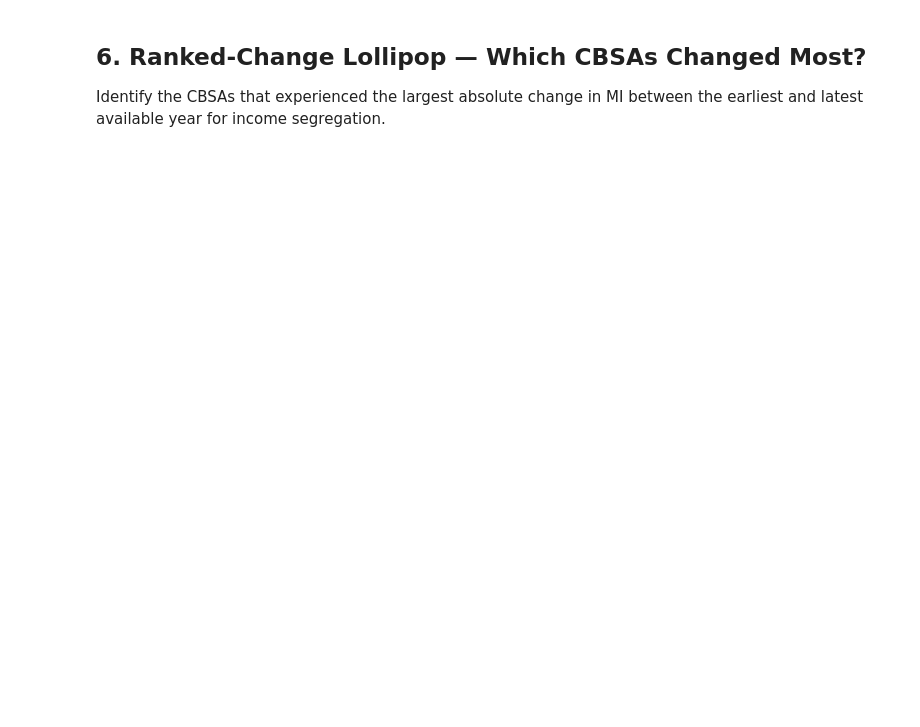
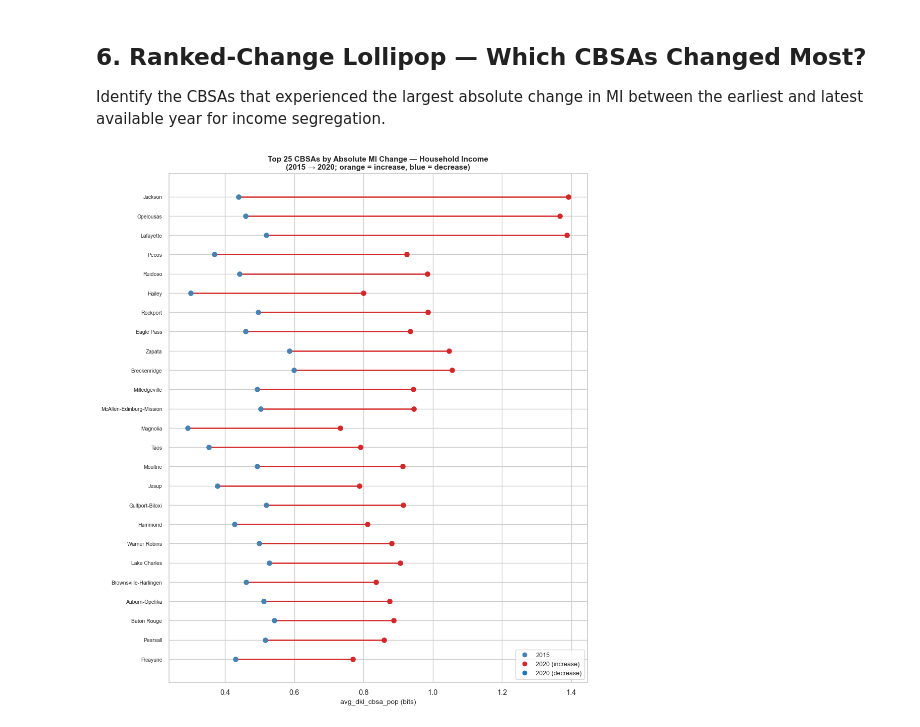
Before and after one commit to mansueto-institute/dkl-metric, a Jupyter notebook: pipeline/notebooks/6_mutual_info_plots.ipynb, the cells around one changed output. Saved outputs shown, nothing was run; the diff lists cells and outputs as text; code cells hidden in the pictures; blank space fills up the shorter version.

```diff
--- a/pipeline/notebooks/6_mutual_info_plots.ipynb
+++ b/pipeline/notebooks/6_mutual_info_plots.ipynb
@@ -378,7 +428,12 @@ the earliest and latest available year for income segregation.
 def plot_lollipop_top_changers(mi: pd.DataFrame, var_group: str = 'income',
                                 top_n: int = 25) -> None:
     """Lollipop chart of CBSAs with largest absolute MI change."""
-    sub = mi[mi['var_group'] == var_group].dropna(subset=['avg_dkl_cbsa_pop']).copy()
+    sub = (
+        mi[mi['var_group'] == var_group]
+        .dropna(subset=['avg_dkl_cbsa_pop'])
+        .drop_duplicates(subset=['cbsa_title', 'year'])   # ensure unique per cbsa × year
+        .copy()
+    )
     if sub.empty:
         print(f'No data for var_group={var_group!r}')
         return
@@ -389,9 +444,7 @@ def plot_lollipop_top_changers(mi: pd.DataFrame, var_group: str = 'income',
         return
 
     y0, y1 = years[0], years[-1]
-    pivot = sub.pivot_table(
-        index='cbsa_title', columns='year', values='avg_dkl_cbsa_pop'
-    )
+    pivot = sub.pivot_table(index='cbsa_title', columns='year', values='avg_dkl_cbsa_pop')
 
     if y0 not in pivot.columns or y1 not in pivot.columns:
         print(f'Years {y0} and/or {y1} not found in pivoted data.')
@@ -400,51 +453,54 @@ def plot_lollipop_top_changers(mi: pd.DataFrame, var_group: str = 'income',
     delta = (pivot[y1] - pivot[y0]).dropna().abs().nlargest(top_n)
     cbsas = delta.index.tolist()
 
-    plot_df = sub[sub['cbsa_title'].isin(cbsas)].copy()
-    plot_df['cbsa_short'] = plot_df['cbsa_title'].str.split(',').str[0]
+    from_vals = pivot.loc[cbsas, y0].dropna()
+    to_vals   = pivot.loc[cbsas, y1].dropna()
+    common = sorted(
+        [c for c in cbsas if c in from_vals.index and c in to_vals.index],
+        key=lambda c: abs(to_vals.loc[c] - from_vals.loc[c]),
+        reverse=True,
+    )
 
-    # Build from-to pairs
-    from_vals = plot_df[plot_df['year'] == y0].set_index('cbsa_short')['avg_dkl_cbsa_pop']
-    to_vals   = plot_df[plot_df['year'] == y1].set_index('cbsa_short')['avg_dkl_cbsa_pop']
-    common    = sorted(set(from_vals.index) & set(to_vals.index),
-                        key=lambda c: abs(to_vals[c] - from_vals[c]), reverse=True)
+    short_labels = {c: c.split(',')[0] for c in common}
 
     fig, ax = plt.subplots(figsize=(10, max(6, len(common) * 0.45)))
     vg_label = VAR_GROUP_LABELS.get(var_group, var_group.title())
 
     for i, city in enumerate(reversed(common)):
-        v0 = from_vals[city]
-        v1 = to_vals[city]
+        v0 = from_vals.loc[city]
+        v1 = to_vals.loc[city]
         color = PALETTE[3] if v1 > v0 else PALETTE[0]
         ax.plot([v0, v1], [i, i], color=color, linewidth=1.8, zorder=1)
         ax.scatter([v0], [i], color='steelblue', zorder=2, s=45, label=str(y0) if i == 0 else '')
         ax.scatter([v1], [i], color=color,       zorder=2, s=45, label=str(y1) if i == 0 else '')
 
     ax.set_yticks(range(len(common)))
-    ax.set_yticklabels([c for c in reversed(common)], fontsize=7.5)
+    ax.set_yticklabels([short_labels[c] for c in reversed(common)], fontsize=7.5)
     ax.set_xlabel('avg_dkl_cbsa_pop (bits)', fontsize=10)
     ax.set_title(
         f'Top {top_n} CBSAs by Absolute MI Change — {vg_label}\n'
         f'({y0} → {y1}; orange = increase, blue = decrease)',
         fontsize=11, fontweight='bold'
     )
     from matplotlib.lines import Line2D
     ax.legend(
         handles=[
             Line2D([0], [0], marker='o', color='w', markerfacecolor='steelblue',
                    markersize=8, label=str(y0)),
             Line2D([0], [0], marker='o', color='w', markerfacecolor=PALETTE[3],
                    markersize=8, label=f'{y1} (increase)'),
             Line2D([0], [0], marker='o', color='w', markerfacecolor=PALETTE[0],
                    markersize=8, label=f'{y1} (decrease)'),
         ],
         fontsize=9, loc='lower right'
     )
     plt.tight_layout()
     plt.show()
 
 
 plot_lollipop_top_changers(mi_df, var_group='income')
+# %% [output]
+[figure, added]
 # %%
 # Summary table — median MI per var_group × year
 summary = (
```
Also changed, not shown: parts of 8 cells of this notebook, 2 other files.
